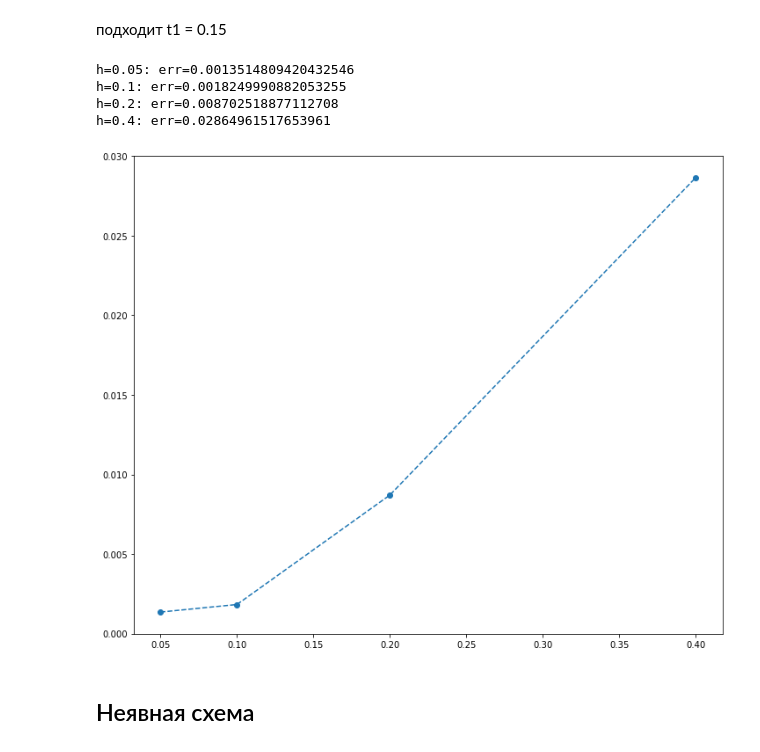
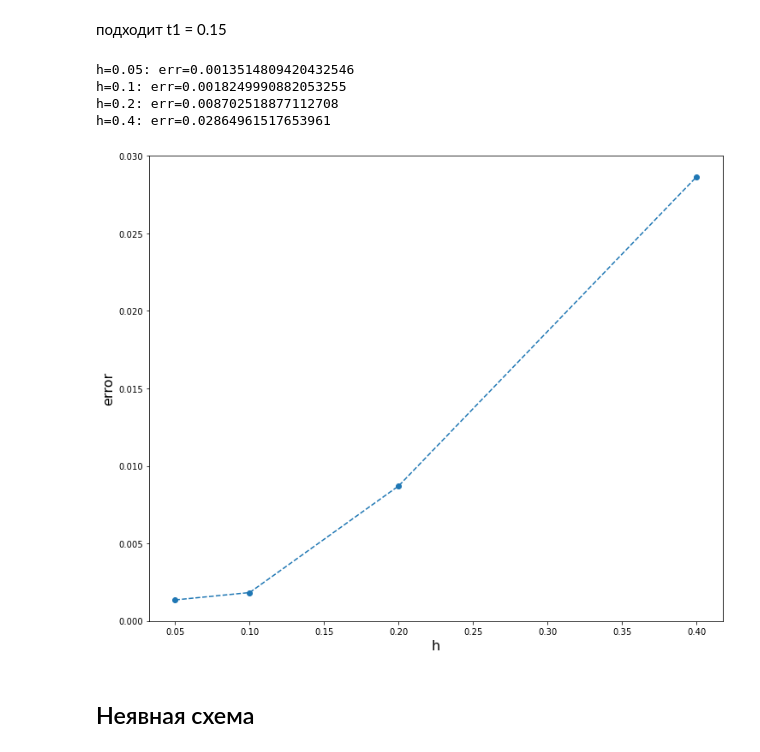
Before and after one commit to Chpel/Study_3, a Jupyter notebook: Численные методы 4 курс/ДЗ_№1/diffusion_eq-Copy1.ipynb, the cells around one changed output. Saved outputs shown, nothing was run; the diff lists cells and outputs as text; code cells hidden in the pictures.

```diff
--- a/Численные методы 4 курс/ДЗ_№1/diffusion_eq-Copy1.ipynb
+++ b/Численные методы 4 курс/ДЗ_№1/diffusion_eq-Copy1.ipynb
@@ -201,22 +203,24 @@ def heat_analytic_2(x, t):
 # %%
 hs = np.array([0.05, 0.1, 0.2, 0.4])
 t1 = 0.15
 errs = []
 plt.figure(figsize=(12,10))
 for h0 in hs:
     t_1, u_1, err = heat_expl_t1_err(lambda x: np.sin(4.*x), lambda x: 0., lambda x: 0.,
                      alpha=1., lx=np.pi, h=h0, tau=0.0005, t1=t1, real_u=heat_analytic_2)
     errs.append(err)
 plt.plot(hs, errs, 'o--')
 for i in range(len(hs)):
     print(f'h={hs[i]}: err={errs[i]}')
+plt.xlabel('h', fontsize=16)
+plt.ylabel('error', fontsize=16)
 plt.savefig('expl_err.png')
 # %% [output]
 h=0.05: err=0.0013514809420432546
 h=0.1: err=0.0018249990882053255
 h=0.2: err=0.008702518877112708
 h=0.4: err=0.02864961517653961
-[figure, old version]
+[figure, new version]
 # %% [markdown]
 ## Неявная схема
 # %% [markdown]
```
Also changed, not shown: parts of 3 cells of this notebook, 9 other files.
